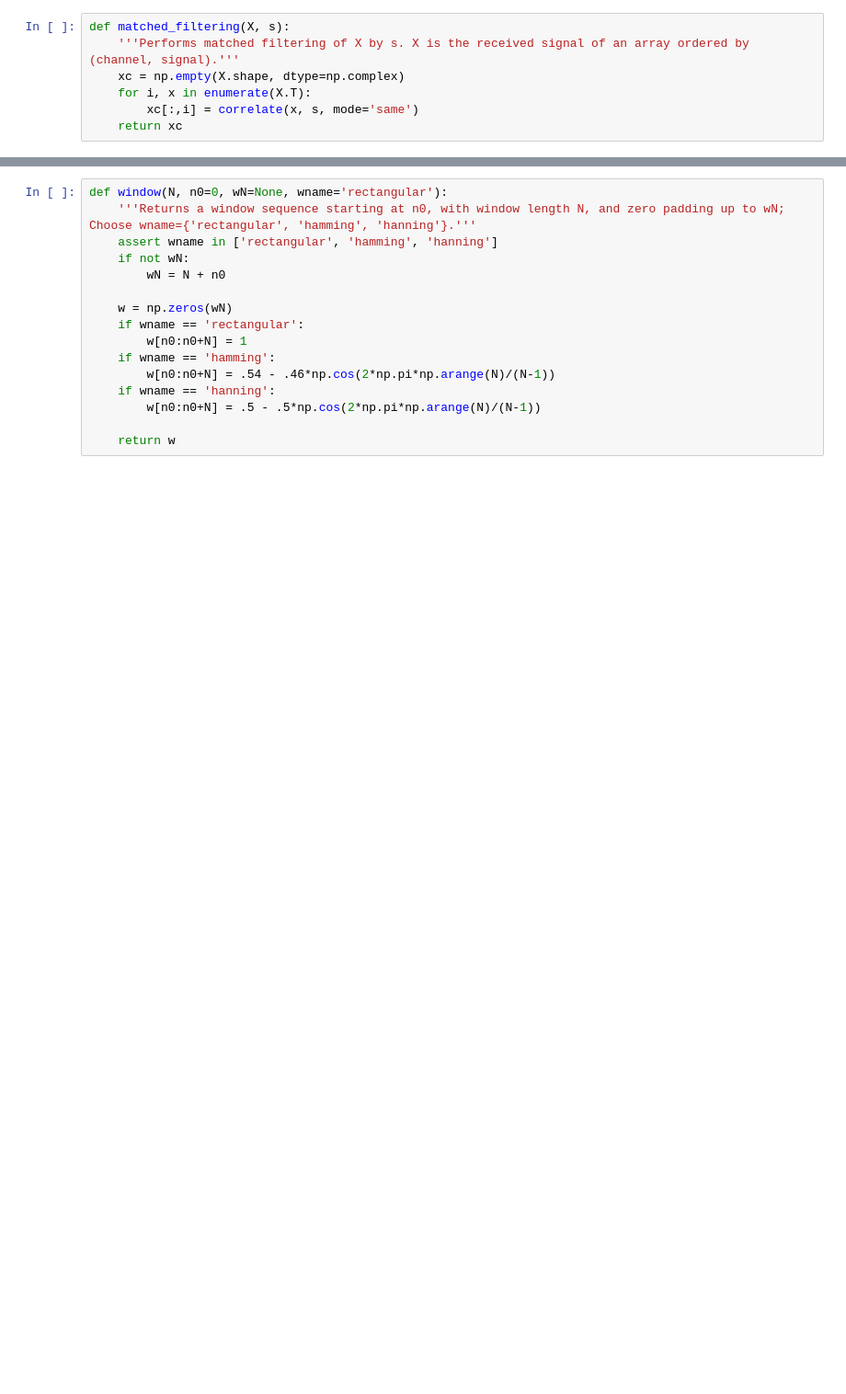
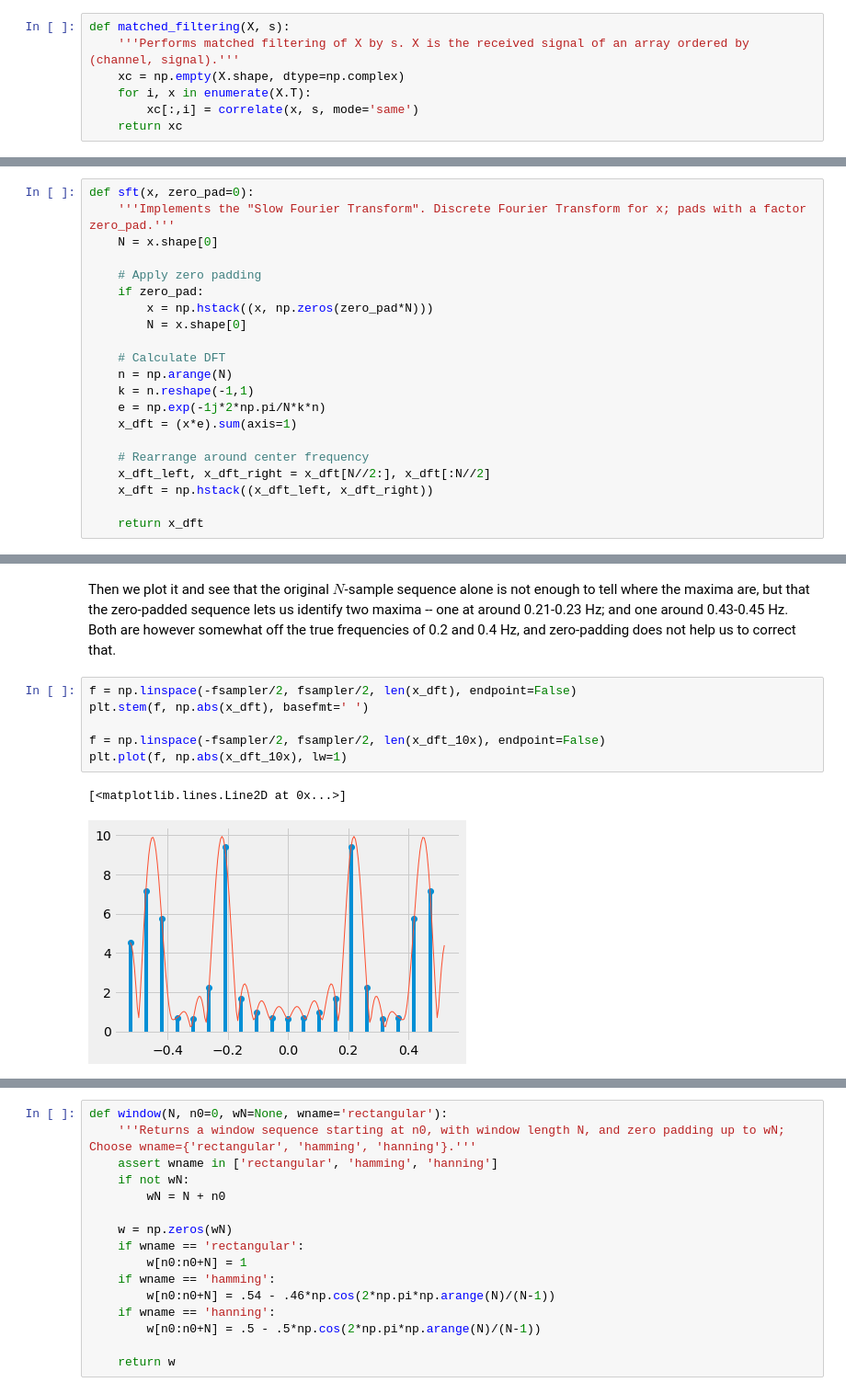
Before and after one commit to fonstelien/INF4480, a Jupyter notebook: project3/project3.ipynb, the cells around one changed output, grey strips where cells are left out. Shown: that part at 92% size. Saved outputs shown, nothing was run; the diff lists cells and outputs as text; blank space fills up the shorter version.

```diff
--- a/project3/project3.ipynb
+++ b/project3/project3.ipynb
@@ -123,0 +191,21 @@ Xs = matched_filtering(X, s)
+# %%
+def sft(x, zero_pad=0):
+    '''Implements the "Slow Fourier Transform". Discrete Fourier Transform for x; pads with a factor zero_pad.'''
+    N = x.shape[0]
+
+    # Apply zero padding
+    if zero_pad:
+        x = np.hstack((x, np.zeros(zero_pad*N)))
+        N = x.shape[0]
+
+    # Calculate DFT
+    n = np.arange(N)
+    k = n.reshape(-1,1)
+    e = np.exp(-1j*2*np.pi/N*k*n)
+    x_dft = (x*e).sum(axis=1)
+
+    # Rearrange around center frequency
+    x_dft_left, x_dft_right = x_dft[N//2:], x_dft[:N//2]
+    x_dft = np.hstack((x_dft_left, x_dft_right))
+
+    return x_dft
@@ -123,0 +229,11 @@ Xs = matched_filtering(X, s)
+# %% [markdown]
+Then we plot it and see that the original $N$-sample sequence alone is not enough to tell where the maxima are, but that the zero-padded sequence lets us identify two maxima -- one at around 0.21-0.23 Hz; and one around 0.43-0.45 Hz. Both are however somewhat off the true frequencies of 0.2 and 0.4 Hz, and zero-padding does not help us to correct that.
+# %%
+f = np.linspace(-fsampler/2, fsampler/2, len(x_dft), endpoint=False)
+plt.stem(f, np.abs(x_dft), basefmt=' ')
+
+f = np.linspace(-fsampler/2, fsampler/2, len(x_dft_10x), endpoint=False)
+plt.plot(f, np.abs(x_dft_10x), lw=1)
+# %% [output]
+[<matplotlib.lines.Line2D at 0x...>]
+[figure, added]
```
Also changed, not shown: parts of 100 cells of this notebook.
